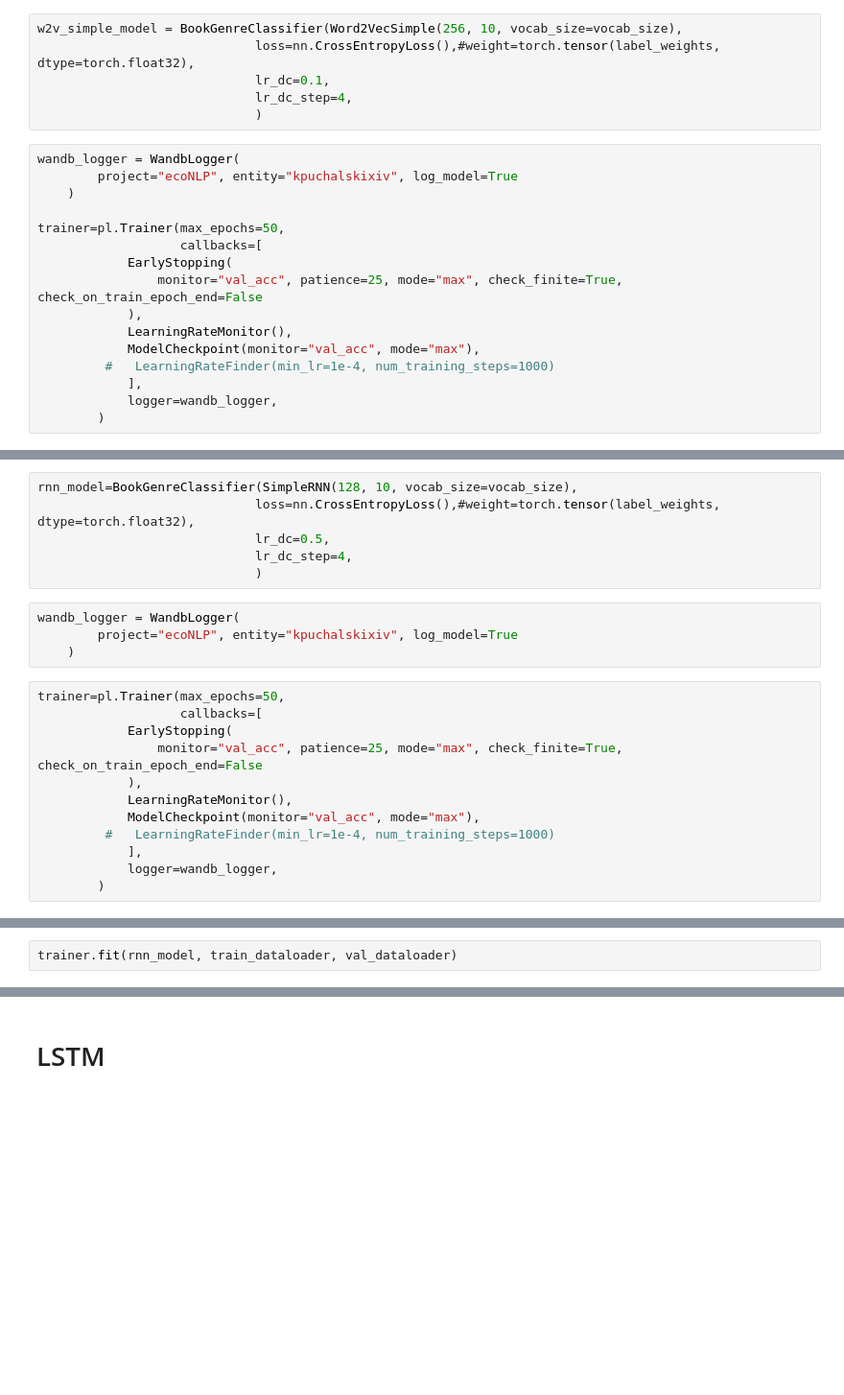
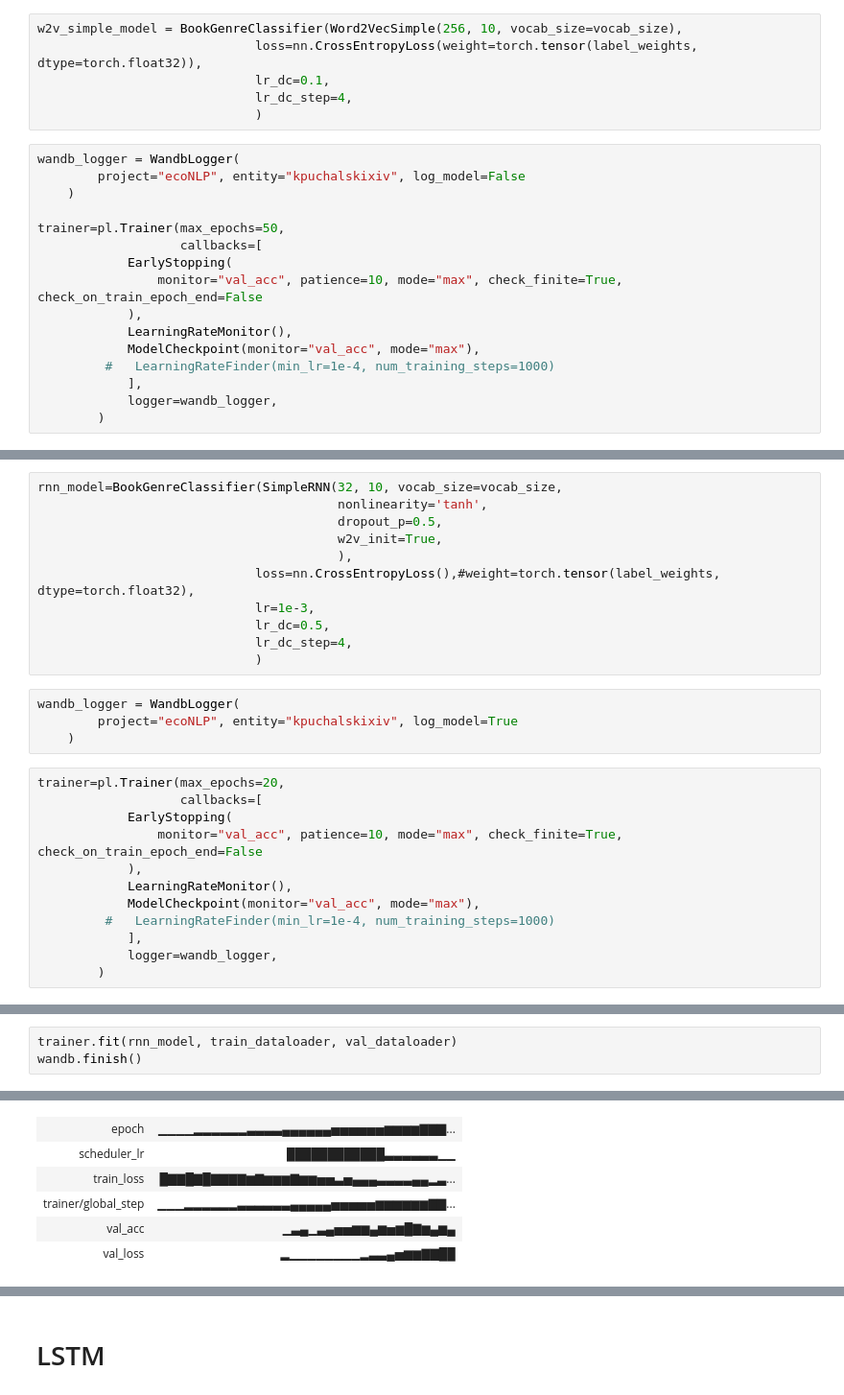
Before and after one commit to kpuchalskixiv/ecoNLP, a Jupyter notebook: lightning_class.ipynb, the cells around one changed output, grey strips where cells are left out. Shown at 96% size. Drawn from its saved outputs; the diff is of its cells as text; blank space fills up the shorter version.

```diff
--- a/lightning_class.ipynb
+++ b/lightning_class.ipynb
@@ -236,19 +274,19 @@ class Word2VecSimple(nn.Module):
         return self.out_layer(avg_output)
 # %%
 w2v_simple_model = BookGenreClassifier(Word2VecSimple(256, 10, vocab_size=vocab_size),
-                             loss=nn.CrossEntropyLoss(),#weight=torch.tensor(label_weights, dtype=torch.float32),
+                             loss=nn.CrossEntropyLoss(weight=torch.tensor(label_weights, dtype=torch.float32)),
                              lr_dc=0.1,
                              lr_dc_step=4,
                              )
 # %%
 wandb_logger = WandbLogger(
-        project="ecoNLP", entity="kpuchalskixiv", log_model=True
+        project="ecoNLP", entity="kpuchalskixiv", log_model=False
     )
 
 trainer=pl.Trainer(max_epochs=50,
                    callbacks=[
             EarlyStopping(
-                monitor="val_acc", patience=25, mode="max", check_finite=True, check_on_train_epoch_end=False
+                monitor="val_acc", patience=10, mode="max", check_finite=True, check_on_train_epoch_end=False
             ),
             LearningRateMonitor(),
             ModelCheckpoint(monitor="val_acc", mode="max"),
@@ -326,7 +391,12 @@ class SimpleRNN(nn.Module):
         return self.out_layer(hn)
 # %%
-rnn_model=BookGenreClassifier(SimpleRNN(128, 10, vocab_size=vocab_size),
+rnn_model=BookGenreClassifier(SimpleRNN(32, 10, vocab_size=vocab_size,
+                                        nonlinearity='tanh',
+                                        dropout_p=0.5,
+                                        w2v_init=True,
+                                        ),
                              loss=nn.CrossEntropyLoss(),#weight=torch.tensor(label_weights, dtype=torch.float32),
+                             lr=1e-3,
                              lr_dc=0.5,
                              lr_dc_step=4,
                              )
@@ -335,10 +405,10 @@ wandb_logger = WandbLogger(
         project="ecoNLP", entity="kpuchalskixiv", log_model=True
     )
 # %%
-trainer=pl.Trainer(max_epochs=50,
+trainer=pl.Trainer(max_epochs=20,
                    callbacks=[
             EarlyStopping(
-                monitor="val_acc", patience=25, mode="max", check_finite=True, check_on_train_epoch_end=False
+                monitor="val_acc", patience=10, mode="max", check_finite=True, check_on_train_epoch_end=False
             ),
             LearningRateMonitor(),
             ModelCheckpoint(monitor="val_acc", mode="max"),
@@ -352,5 +423,6 @@ TPU available: False, using: 0 TPU cores
 HPU available: False, using: 0 HPUs
 # %%
 trainer.fit(rnn_model, train_dataloader, val_dataloader)
+wandb.finish()
 # %% [output]
 wandb version 0.17.1 is available! To upgrade, please run: $ pip install wandb --upgrade
@@ -373,0 +448,6 @@ LOCAL_RANK: 0 - CUDA_VISIBLE_DEVICES: [0]
+| epoch | ▁▁▁▁▂▂▂▂▂▂▃▃▃▃▄▄▄▄▄▄▅▅▅▅▅▅▆▆▆▆▇▇▇... |
+| scheduler_lr | ████████████▃▃▃▃▃▃▁▁ |
+| train_loss | █▇▇█▇█▇▇▇▇▆▇▆▆▆▇▆▆▅▅▃▅▄▄▄▃▃▃▃▄▄▂▃... |
+| trainer/global_step | ▁▁▁▂▂▂▂▂▂▃▃▃▃▃▃▄▄▄▄▄▅▅▅▅▅▆▆▆▆▆▆▇▇... |
+| val_acc | ▁▃▄▁▃▄▅▅▆▆▄▆▅▆█▇▆▄▆▄ |
+| val_loss | ▂▁▁▁▁▁▁▁▁▂▃▃▄▅▆▆▇▇██ |
```
Also changed, not shown: parts of 27 cells of this notebook, 2 other files.
